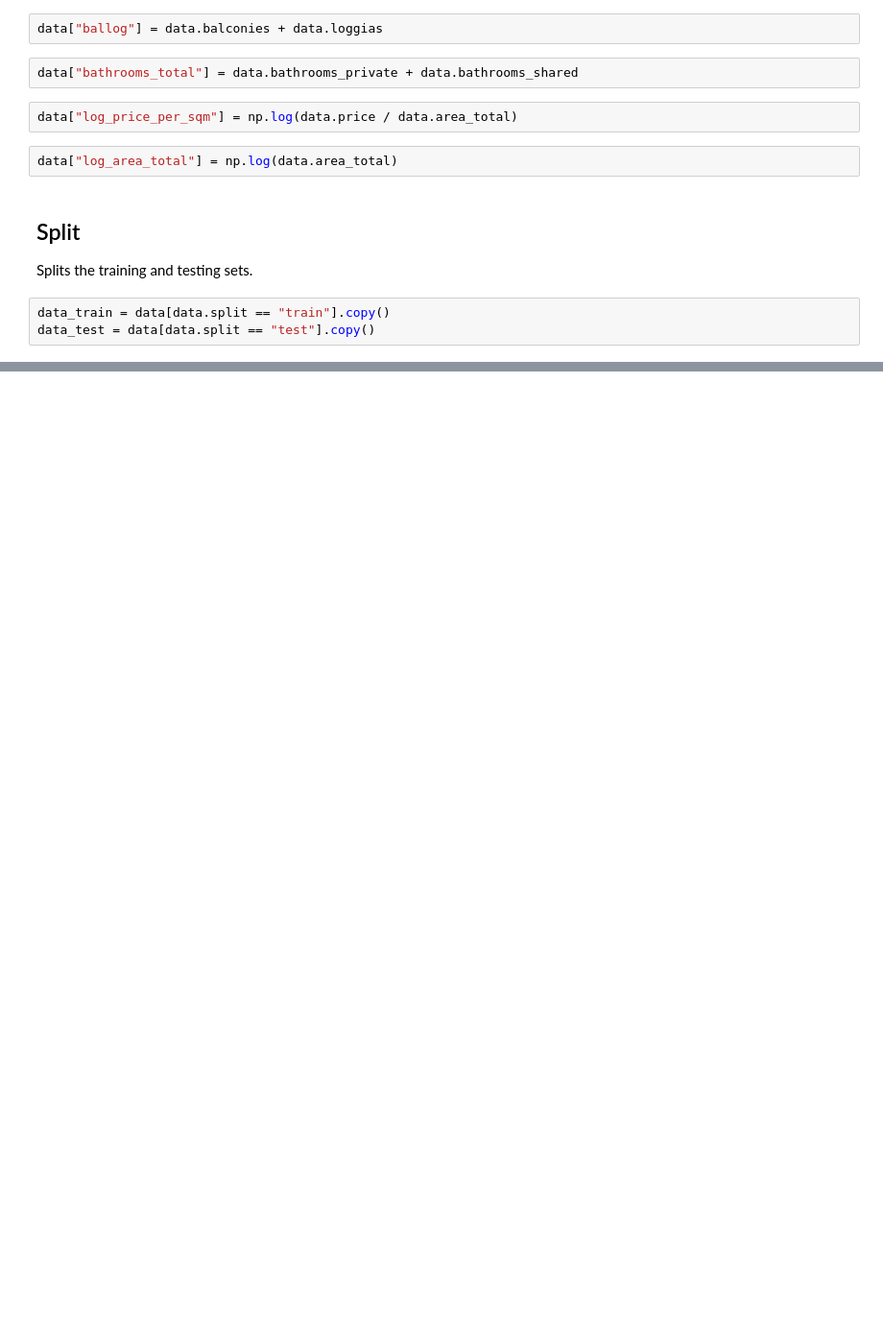
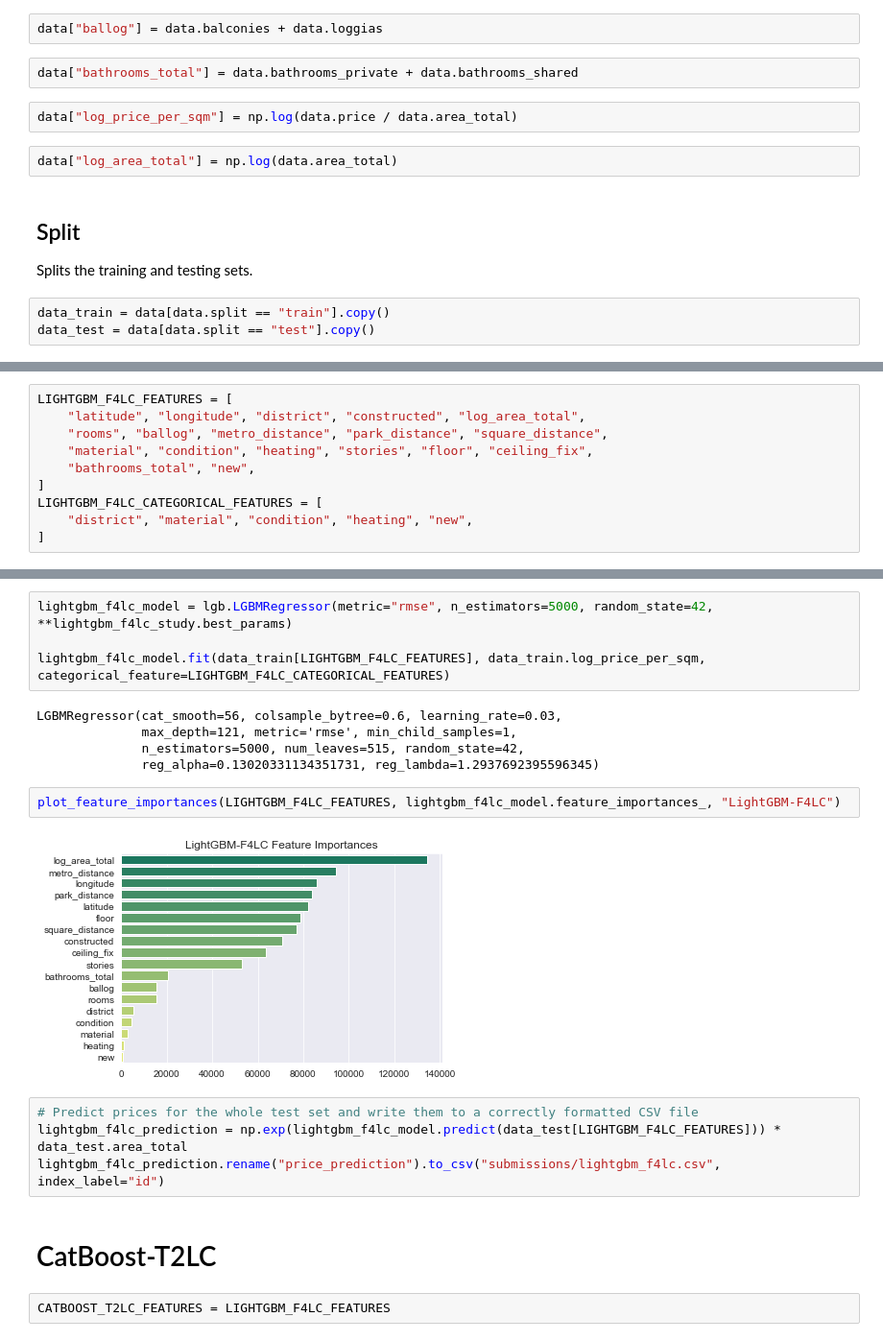
Before and after one commit to jimoskar/ml, a Jupyter notebook: project/long_notebook.ipynb, the cells around one changed output, grey strips where cells are left out. Shown at 96% size. Saved outputs shown, nothing was run; the diff lists cells and outputs as text; blank space fills up the shorter version.

```diff
--- a/project/long_notebook.ipynb
+++ b/project/long_notebook.ipynb
@@ -916,0 +1042,10 @@ data_test = data[data.split == "test"].copy()
+# %%
+LIGHTGBM_F4LC_FEATURES = [
+    "latitude", "longitude", "district", "constructed", "log_area_total",
+    "rooms", "ballog", "metro_distance", "park_distance", "square_distance",
+    "material", "condition", "heating", "stories", "floor", "ceiling_fix",
+    "bathrooms_total", "new",
+]
+LIGHTGBM_F4LC_CATEGORICAL_FEATURES = [
+    "district", "material", "condition", "heating", "new",
+]
@@ -916,0 +1128,21 @@ data_test = data[data.split == "test"].copy()
+# %%
+lightgbm_f4lc_model = lgb.LGBMRegressor(metric="rmse", n_estimators=5000, random_state=42, **lightgbm_f4lc_study.best_params)
+
+lightgbm_f4lc_model.fit(data_train[LIGHTGBM_F4LC_FEATURES], data_train.log_price_per_sqm, categorical_feature=LIGHTGBM_F4LC_CATEGORICAL_FEATURES)
+# %% [output]
+LGBMRegressor(cat_smooth=56, colsample_bytree=0.6, learning_rate=0.03,
+              max_depth=121, metric='rmse', min_child_samples=1,
+              n_estimators=5000, num_leaves=515, random_state=42,
+              reg_alpha=0.13020331134351731, reg_lambda=1.2937692395596345)
+# %%
+plot_feature_importances(LIGHTGBM_F4LC_FEATURES, lightgbm_f4lc_model.feature_importances_, "LightGBM-F4LC")
+# %% [output]
+[figure, added]
+# %%
+# Predict prices for the whole test set and write them to a correctly formatted CSV file
+lightgbm_f4lc_prediction = np.exp(lightgbm_f4lc_model.predict(data_test[LIGHTGBM_F4LC_FEATURES])) * data_test.area_total
+lightgbm_f4lc_prediction.rename("price_prediction").to_csv("submissions/lightgbm_f4lc.csv", index_label="id")
+# %% [markdown]
+# CatBoost-T2LC
+# %%
+CATBOOST_T2LC_FEATURES = LIGHTGBM_F4LC_FEATURES
```
Also changed, not shown: parts of 28 cells of this notebook.
